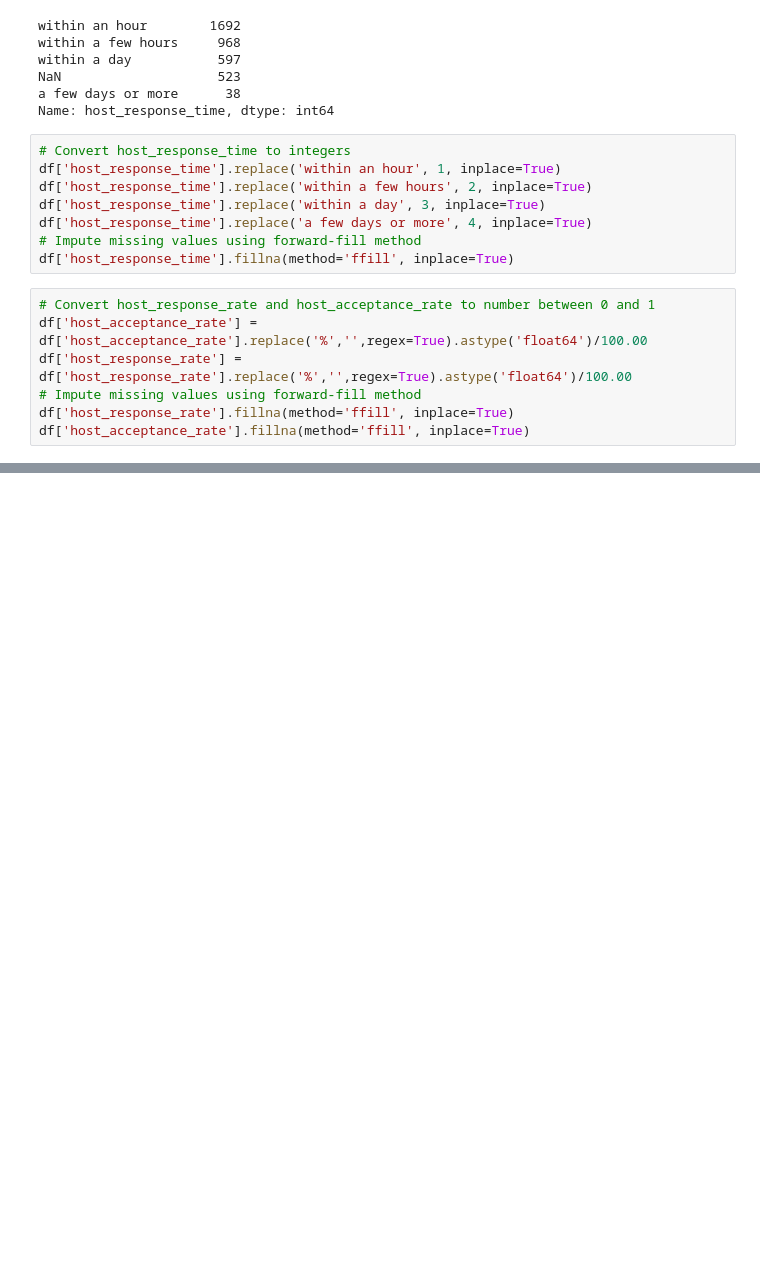
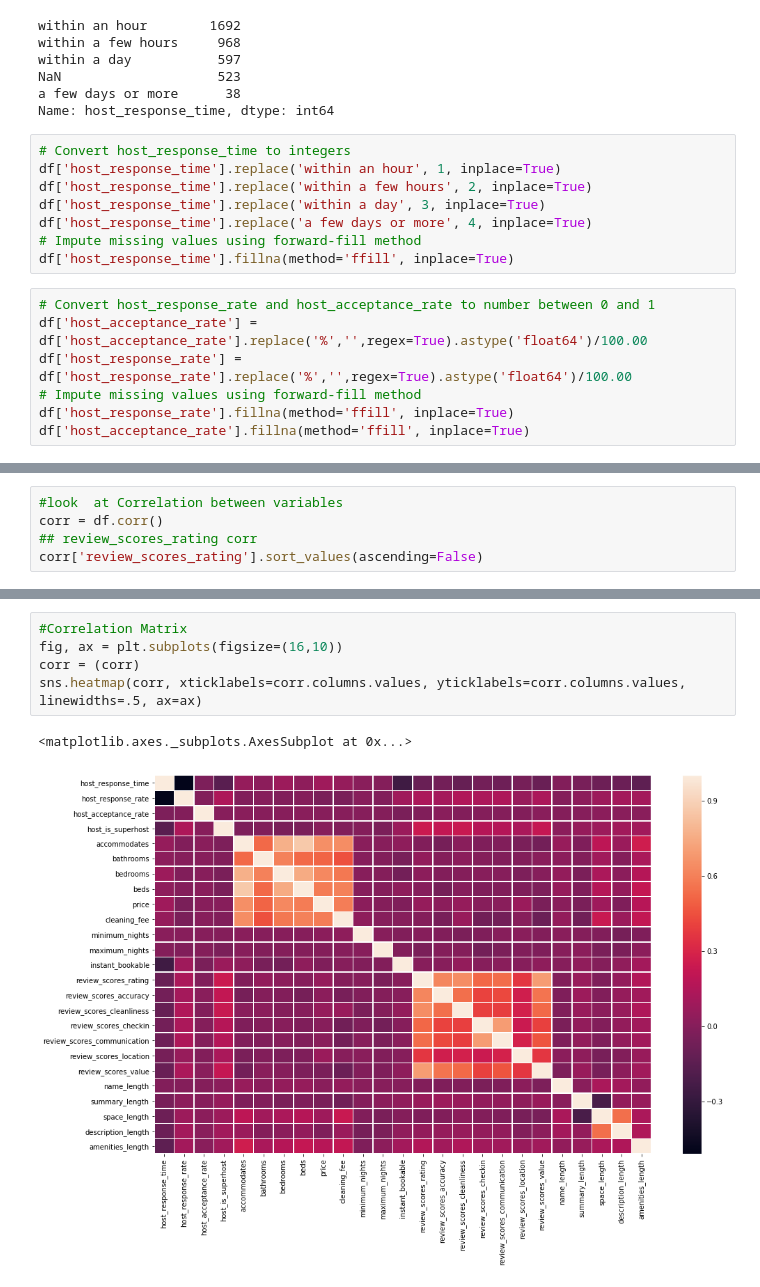
Before and after one commit to Jaouadeddadsi/Seattle-Airbnb-Open-Data, a Jupyter notebook: generate_higher_ratings.ipynb, the cells around one changed output, grey strips where cells are left out. Drawn from its saved outputs; the diff is of its cells as text; blank space fills up the shorter version.

```diff
--- a/generate_higher_ratings.ipynb
+++ b/generate_higher_ratings.ipynb
@@ -173,0 +304,5 @@ df['host_acceptance_rate'].fillna(method='ffill', inplace=True)
+# %%
+#look  at Correlation between variables
+corr = df.corr()
+## review_scores_rating corr
+corr['review_scores_rating'].sort_values(ascending=False)
@@ -173,0 +327,8 @@ df['host_acceptance_rate'].fillna(method='ffill', inplace=True)
+# %%
+#Correlation Matrix
+fig, ax = plt.subplots(figsize=(16,10))
+corr = (corr)
+sns.heatmap(corr, xticklabels=corr.columns.values, yticklabels=corr.columns.values, linewidths=.5, ax=ax)
+# %% [output]
+<matplotlib.axes._subplots.AxesSubplot at 0x...>
+[figure, added]
```
Also changed, not shown: parts of 17 cells of this notebook.
